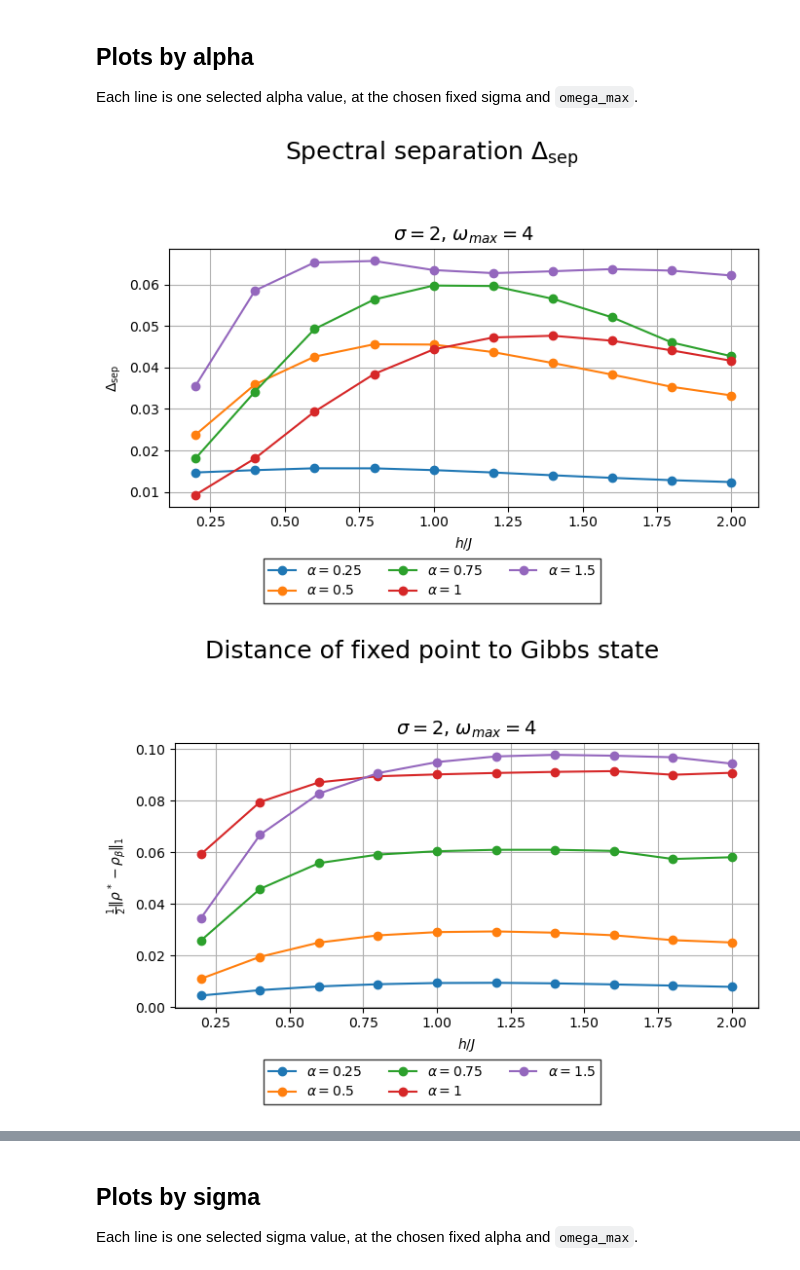
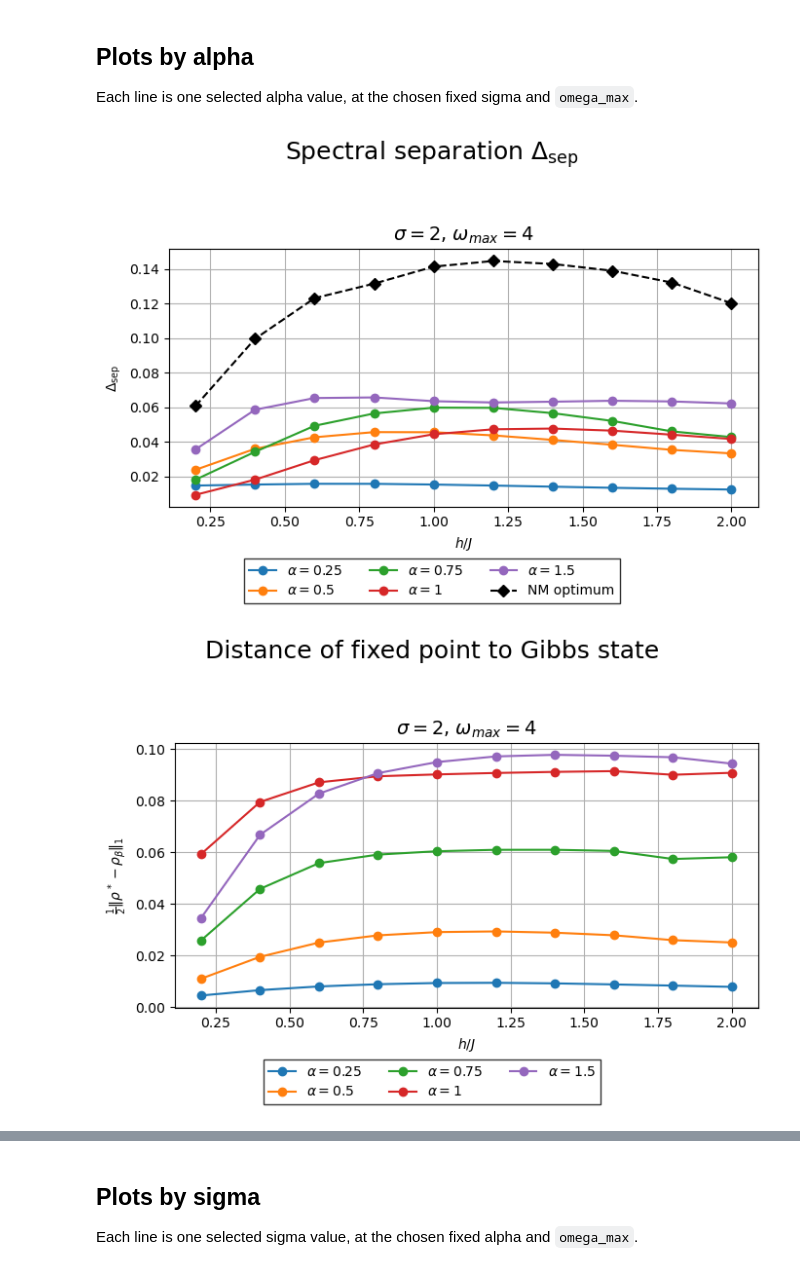
Before and after one commit to gabrielmaresch/groundstate_prep, a Jupyter notebook: grid_analysis.ipynb, the cells around one changed output, grey strips where cells are left out. Saved outputs shown, nothing was run; the diff lists cells and outputs as text; code cells hidden in the pictures.

```diff
--- a/grid_analysis.ipynb
+++ b/grid_analysis.ipynb
@@ -20,7 +20,8 @@ Set the grid-file number here.
 # %%
 # npz-number
 grid_nr = 1
-path = Path(f"data/grid/superoperator_N4_grid_{grid_nr}.npz")
+N = 4
+path = Path(f"data/grid/superoperator_N{N}_grid_{grid_nr}.npz")
 
 # Optional Nelder-Mead h/J sweep archive. Both direct sweep archives and
 # older converted grid-analysis archives are supported.
@@ -124,13 +128,19 @@ nm_grid_data = None
 if nm_data is not None:
     nm_h_over_J = nm_data['h_over_J']
     nm_alpha = nm_data['alpha_opt'] if 'alpha_opt' in nm_data.files else nm_data['alpha']
+    nm_sigma = nm_data['sigma_opt'] if 'sigma_opt' in nm_data.files else nm_data['sigma']
     nm_T = nm_data['T_opt'] if 'T_opt' in nm_data.files else nm_data['T']
+    nm_tau = nm_data['tau_opt'] if 'tau_opt' in nm_data.files else nm_data['tau']
     nm_num_iterations = nm_data['num_iterations']
     nm_grid_data = pd.DataFrame({
         'h_over_J': nm_h_over_J,
         'alpha': nm_alpha,
+        'sigma': nm_sigma,
         'T': nm_T,
+        'tau': nm_tau,
         'num_iterations': nm_num_iterations,
+        'Delta_sep': nm_data['Delta_sep'],
+        'Delta_gap': nm_data['Delta_gap'],
     })
     if 'effective_iteration_time' in nm_data.files:
         nm_grid_data['effective_iteration_time'] = nm_data['effective_iteration_time']
@@ -150,7 +160,6 @@ omega_max values: [4.0, 8.0]
 
 Each line is one selected alpha value, at the chosen fixed sigma and `omega_max`.
 # %%
-from matplotlib.ticker import NullFormatter
 
 sigma_for_alpha_plot = 2.0
 omega_values_to_plot = [4.0]
@@ -168,8 +177,7 @@ missing_omegas = np.setdiff1d(omega_values_to_plot, alpha_plot_data['omega_max']
 if alpha_plot_data.empty or len(missing_omegas):
     raise ValueError(f'No data for alpha plot omega_max values: {missing_omegas.tolist()}')
 
-# Nelder-Mead optimized data is only comparable for iteration count and
-# effective time. It is plotted at each optimized point's own h/J coordinate.
+# Nelder-Mead results are plotted at each optimized point's own h/J coordinate.
 alpha_limit_data = alpha_plot_data
 if nm_grid_data is not None:
     alpha_limit_data = pd.concat([
@@ -220,35 +228,38 @@ for column, ylabel in zip(
     fig.suptitle(alpha_plot_titles[column], fontsize=18)
     for ax, omega_max in zip(axes, omega_values_to_plot):
         plot_slice = alpha_plot_data[np.isclose(alpha_plot_data['omega_max'], omega_max)]
         for alpha in selected_alphas:
             line_data = plot_slice[np.isclose(plot_slice['alpha'], alpha)].sort_values('h_over_J')
             ax.plot(line_data['h_over_J'], line_data[column], marker='o', label=rf'$\alpha = {alpha:g}$')
-        if nm_grid_data is not None and column in ('num_iterations', 'effective_iteration_time'):
+        if nm_grid_data is not None and column == 'Delta_sep':
+            line_data = nm_grid_data.sort_values('h_over_J')
+            ax.plot(line_data['h_over_J'], line_data['Delta_sep'], 'k--D', label='NM optimum')
+        elif nm_grid_data is not None and column in ('num_iterations', 'effective_iteration_time'):
             line_data = nm_grid_data.sort_values('h_over_J')
             ax.plot(line_data['h_over_J'], line_data[column], 'k--D', label='NM optimum')
         ax.set_xlabel(r'$h/J$')
         ax.set_ylabel(ylabel)
         if column == 'num_iterations':
             ax.set_yscale('log')
             ax.set_ylim(*iteration_ylim)
             ax.set_yticks(iteration_ticks)
             ax.set_yticklabels([f'{tick:g}' for tick in iteration_ticks])
             ax.yaxis.set_minor_formatter(NullFormatter())
         elif column == 'effective_iteration_time':
             ax.set_yscale('log')
             ax.set_ylim(*effective_ylim)
             ax.set_yticks(effective_ticks)
             ax.set_yticklabels([f'{tick:g}' for tick in effective_ticks])
             ax.yaxis.set_minor_formatter(NullFormatter())
         ax.set_title(rf'$\sigma = {sigma_for_alpha_plot:g}$, $\omega_{{max}} = {omega_max:g}$', fontsize=14)
         ax.grid(True)
     handles, labels = axes[0].get_legend_handles_labels()
     fig.legend(handles, labels, loc='lower center', bbox_to_anchor=(0.5, 0.1), ncol=min(3, len(labels)), frameon=True, fancybox=False, edgecolor='black')
     fig.tight_layout(rect=[0, 0.18, 1, 0.93])
     fig.savefig(PLOT_DIR / f'grid_alpha_{column}_grid_{grid_nr}.png', dpi=300, bbox_inches='tight')
     plt.show()
 # %% [output]
-[figure, old version]
+[figure, new version]
 [figure]
 [figure]
 [figure]
```
Also changed, not shown: parts of 7 cells of this notebook, 31 other files.
